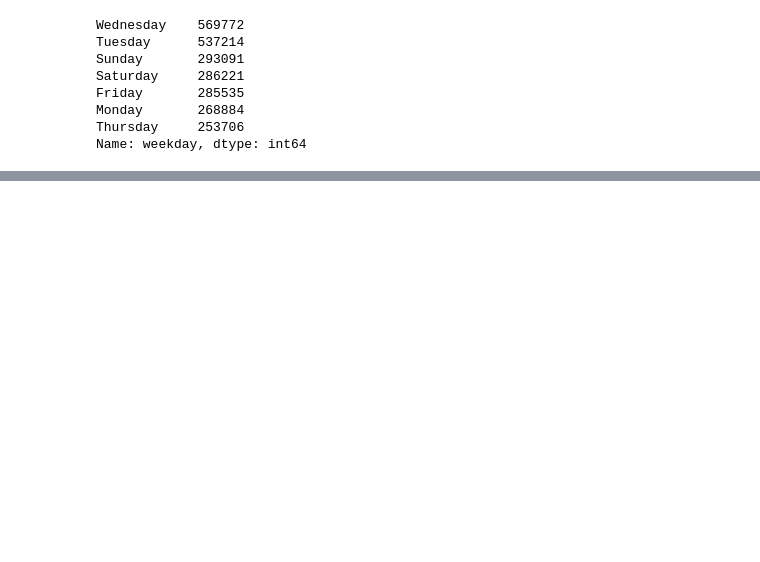
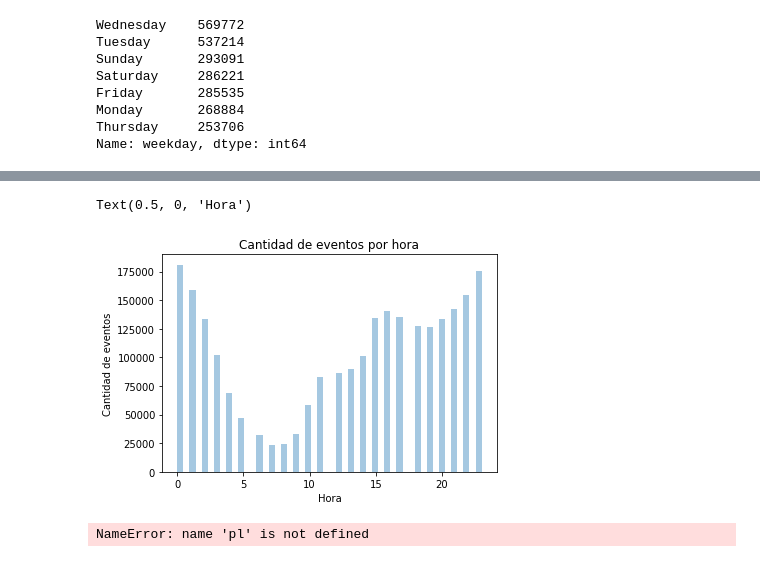
Before and after one commit to Elianagam/orgaDatosTp1, a Jupyter notebook: prueba_events.ipynb, the cells around one changed output, grey strips where cells are left out. Cells and saved outputs as stored; diff of their text form; code cells hidden in the pictures; blank space fills up the shorter version.

Commit message:
graficos events

```diff
--- a/prueba_events.ipynb
+++ b/prueba_events.ipynb
@@ -216,0 +211,15 @@ Name: weekday, dtype: int64
+# %%
+event_for_hour = events.loc[:,['hour', 'event_id']]
+graph = sns.distplot (event_for_hour['hour'], kde=False, rug=False, label ="Cantidad de eventos por hora")
+
+graph.set_title("Cantidad de eventos por hora")
+graph.set_ylabel("Cantidad de eventos")
+graph.set_xlabel("Hora")
+# %% [output]
+Text(0.5, 0, 'Hora')
+[figure, added]
+# %%
+pl.subplot(2, 2, 1)
+pl.subplot(2, 2, 3)
+# %% [output]
+NameError: name 'pl' is not defined
```
Also changed, not shown: parts of 8 cells of this notebook.
